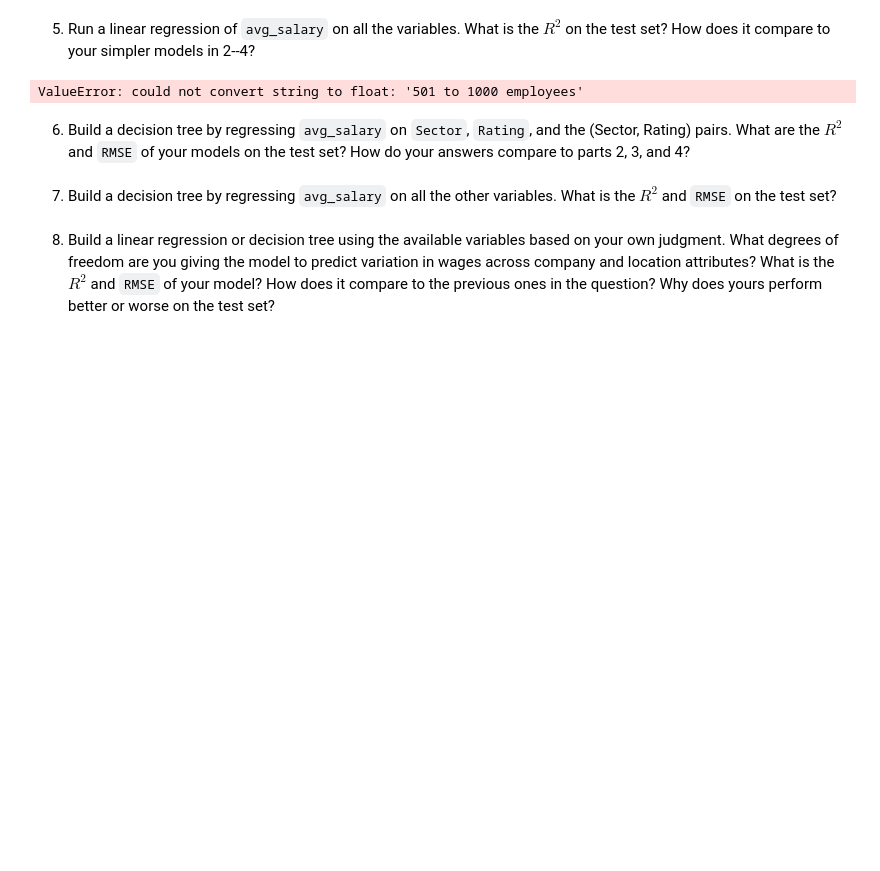
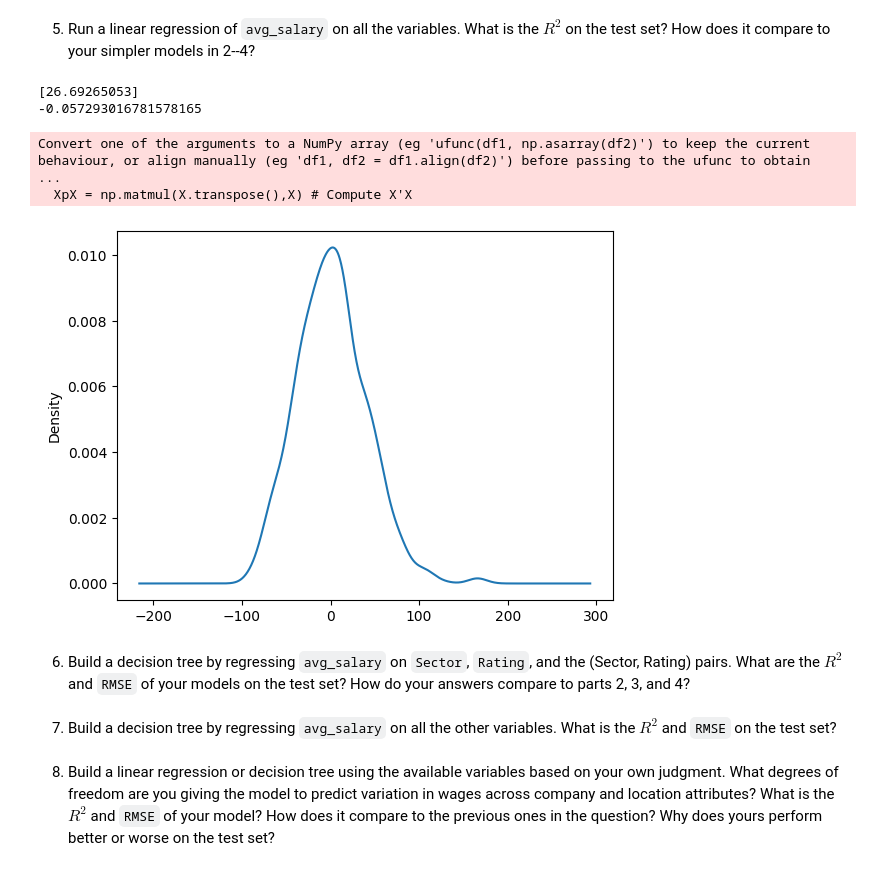
Before and after one commit to chrisk-woods/assignment4, a Jupyter notebook: assignment4.ipynb, the cells around one changed output. Drawn from its saved outputs; the diff is of its cells as text; code cells hidden in the pictures; blank space fills up the shorter version.

Commit message:
fixed some things
getting a weird error on prob 2 part 4, hoping to get into office hours, will continue to work on it

```diff
--- a/assignment4.ipynb
+++ b/assignment4.ipynb
@@ -779,0 +714,11 @@ print(RMSE_lm)
+# %%
+
+def mlr(X,y): # Multiple linear regression, matrix algebra approach
+    XpX = np.matmul(X.transpose(),X) # Compute X'X
+    Xpy = np.matmul(X.transpose(),y) # Compute X'y
+    b = np.linalg.solve(XpX, Xpy) # Solve normal equations
+    y_hat = np.matmul(X,b) # Compute predictions
+    residuals = y-y_hat # Compute residuals
+    SSE =  np.inner(residuals,residuals) # Compute SSE
+    rsq = 1 - SSE/np.inner( y-np.mean(y),y-np.mean(y)) # Compute Rsq
+    return({'b':b,'y_hat':y_hat,'residuals':residuals,'rsq':rsq,'SSE':SSE})
@@ -780,43 +746,29 @@ print(RMSE_lm)
 # %% [markdown]
 5. Run a linear regression of `avg_salary` on all the variables. What is the $R^2$ on the test set? How does it compare to your simpler models in 2--4?
-# %%
-x=df.drop('avg_salary',axis=1)
-y=df['avg_salary']
-
-from sklearn.linear_model import LinearRegression # Import linear regression model
-
-from sklearn.model_selection import train_test_split
-X_train, X_test, y_train, y_test = train_test_split(x, y, test_size=0.2, random_state=50)
-TSS = np.sum( (y_test - y_train.mean())**2 )
-N_test = len(y_test)
-
-# Fit the model and get the R2 measure:
-reg = LinearRegression().fit(X_train, y_train) # Fit the linear model
-print(reg.score(X_test, y_test)) # R squared measure
-
-# Predicted values:
-y_hat_lm = reg.predict(X_test)
-residuals_lm = y_test - y_hat_lm
-
-## Residual plot:
-sns.kdeplot(residuals_lm)
-plt.show()
-
-## True versus predicted plot:
-plt.scatter(x=y_hat_lm,y=y_test)
-plt.title('Predicted vs. Actual Values')
-plt.show()
-
-## Metrics:
-SSE_lm = np.sum( (y_test-y_hat_lm)**2 )
-MSE_lm = SSE_lm/N_test
-RMSE_lm = (SSE_lm/N_test)**(1/2)
-R2_lm = 1 - SSE_lm/TSS
-
-print(R2_lm)
-print(RMSE_lm)
-# %% [output]
-ValueError: could not convert string to float: '501 to 1000 employees'
+# %%
+x=df.drop(['avg_salary','Size','Sector','job_state'],axis=1)
+y=df['avg_salary']
+
+def mlr(X,y): # Multiple linear regression, matrix algebra approach
+    XpX = np.matmul(X.transpose(),X) # Compute X'X
+    Xpy = np.matmul(X.transpose(),y) # Compute X'y
+    b = np.linalg.solve(XpX, Xpy) # Solve normal equations
+    y_hat = np.matmul(X,b) # Compute predictions
+    residuals = y-y_hat # Compute residuals
+    SSE =  np.inner(residuals,residuals) # Compute SSE
+    rsq = 1 - SSE/np.inner( y-np.mean(y),y-np.mean(y)) # Compute Rsq
+    return({'b':b,'y_hat':y_hat,'residuals':residuals,'rsq':rsq,'SSE':SSE})
+
+reg = mlr(x,y) # Run multiple linear regression
+print(reg['b']) # Print coefficients
+reg['residuals'].plot.kde() # Plot residuals
+print(reg['rsq']) # R-squared measure of model fit
+# %% [output]
+[26.69265053]
+-0.057293016781578165
+Convert one of the arguments to a NumPy array (eg 'ufunc(df1, np.asarray(df2)') to keep the current behaviour, or align manually (eg 'df1, df2 = df1.align(df2)') before passing to the ufunc to obtain  ...
+  XpX = np.matmul(X.transpose(),X) # Compute X'X
+[figure, added]
 # %% [markdown]
 6. Build a decision tree by regressing `avg_salary` on `Sector`, `Rating`, and the (Sector, Rating) pairs. What are the $R^2$ and `RMSE` of your models on the test set? How do your answers compare to parts 2, 3, and 4?
 # %% [markdown]
```
Also changed, not shown: parts of 7 cells of this notebook.
